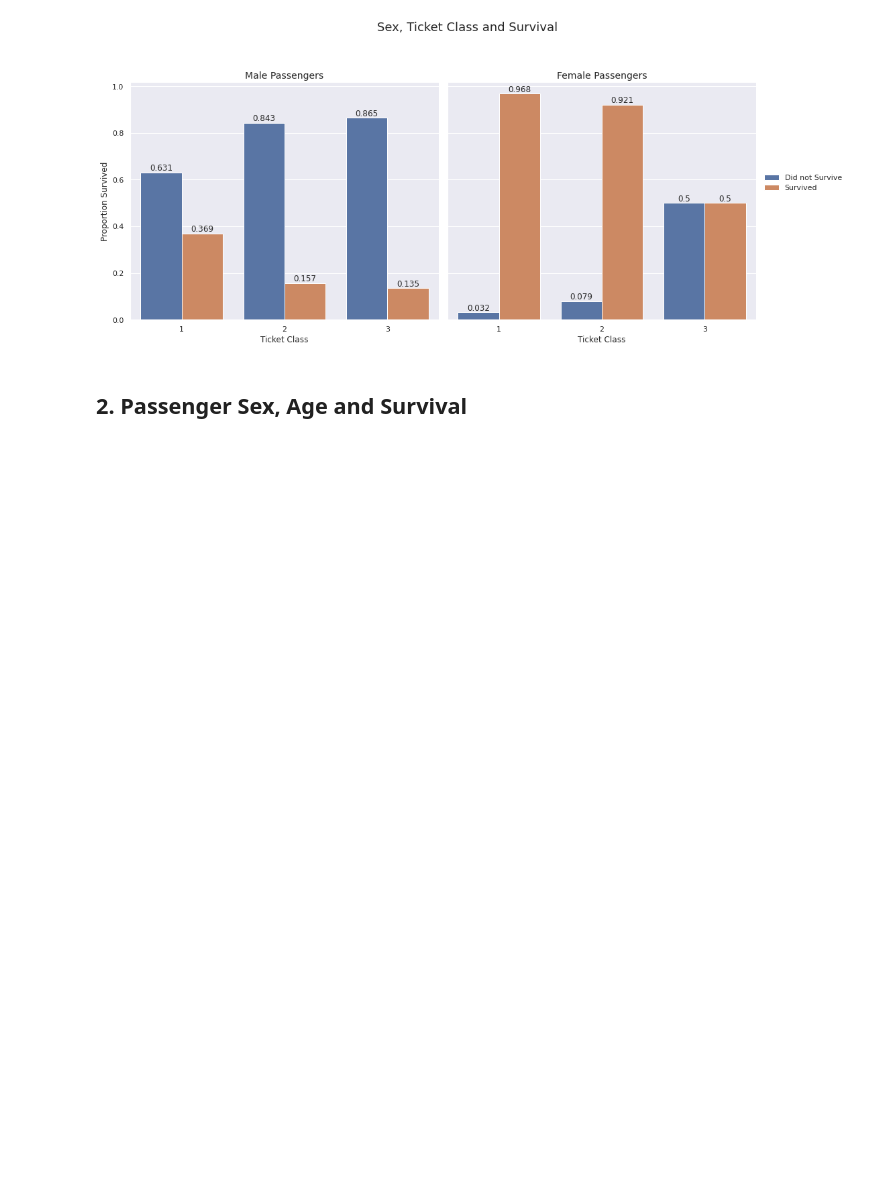
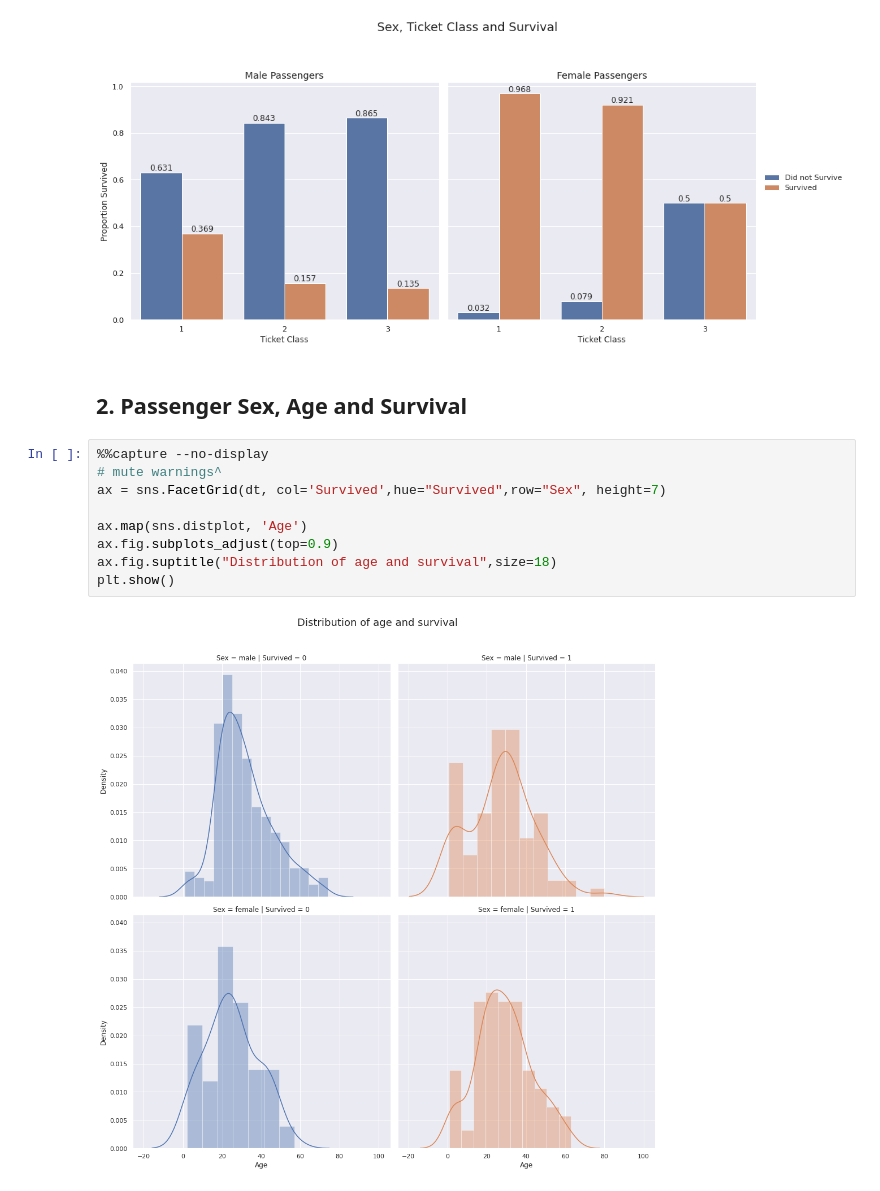
Before and after one commit to benyamindsmith/kaggle, a Jupyter notebook: another-titanic-data-analysis.ipynb, the cells around one changed output. Cells and saved outputs as stored; diff of their text form; blank space fills up the shorter version.

```diff
--- a/another-titanic-data-analysis.ipynb
+++ b/another-titanic-data-analysis.ipynb
@@ -410,3 +407,14 @@ plt.show()
 [figure]
 # %% [markdown]
 ## 2. Passenger Sex, Age and Survival
+# %%
+%%capture --no-display
+# mute warnings^
+ax = sns.FacetGrid(dt, col='Survived',hue="Survived",row="Sex", height=7)
+
+ax.map(sns.distplot, 'Age')
+ax.fig.subplots_adjust(top=0.9)
+ax.fig.suptitle("Distribution of age and survival",size=18)
+plt.show()
+# %% [output]
+[figure, added]
```
Also changed, not shown: parts of 6 cells of this notebook.
